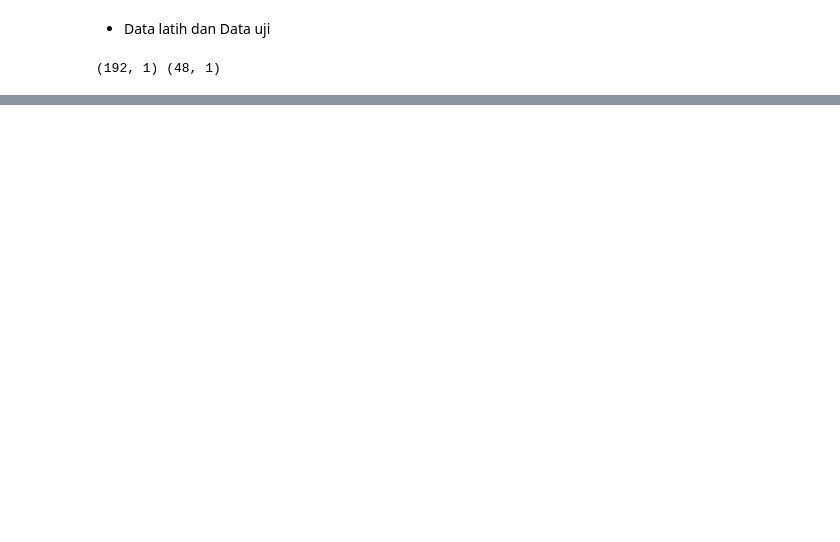
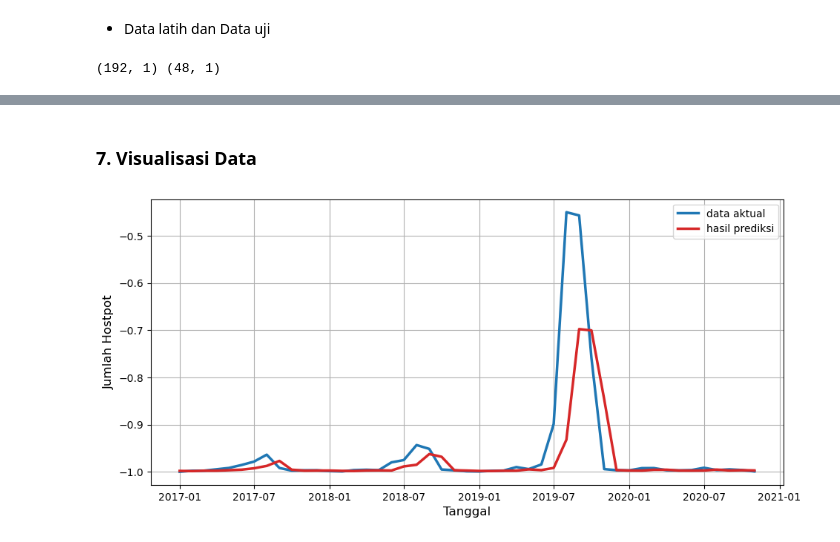
Before and after one commit to kusin/tensorflow-hotspot-v1, a Jupyter notebook: lstm-percobaan1.ipynb, the cells around one changed output, grey strips where cells are left out. Saved outputs shown, nothing was run; the diff lists cells and outputs as text; code cells hidden in the pictures; blank space fills up the shorter version.

```diff
--- a/lstm-percobaan1.ipynb
+++ b/lstm-percobaan1.ipynb
@@ -217,0 +336,4 @@ plt.show()
+# %%
+# make predictions
+predictions = model.predict(testX, verbose=0)
+print(predictions[:, 0])
@@ -217,0 +425,24 @@ plt.show()
+# %% [markdown]
+### 7. Visualisasi Data
+# %%
+# generate urutan data sesuai panjang datanya
+x = pd.date_range(start="2017-01-01", periods=len(testY), freq='MS')
+
+# membuat frame
+fig, ax = plt.subplots(figsize = (11,5))
+
+# membuat time series plot
+ax.plot(x, testY, color="tab:blue", label="data aktual", linewidth=2.5)
+ax.plot(x, predictions, color="tab:red", label="hasil prediksi", linewidth=2.5)
+
+# membuat label-label
+# ax.set_title("Hotspot Sumsel Sensor MODIS 2018-2020", fontsize=14)
+ax.set_xlabel("Tanggal", fontsize=12)
+ax.set_ylabel("Jumlah Hostpot", fontsize=12)
+ax.legend(loc='upper right')
+ax.grid(True)
+
+# menampilkan plot
+plt.show()
+# %% [output]
+[figure, added]
```
Also changed, not shown: parts of 36 cells of this notebook.
